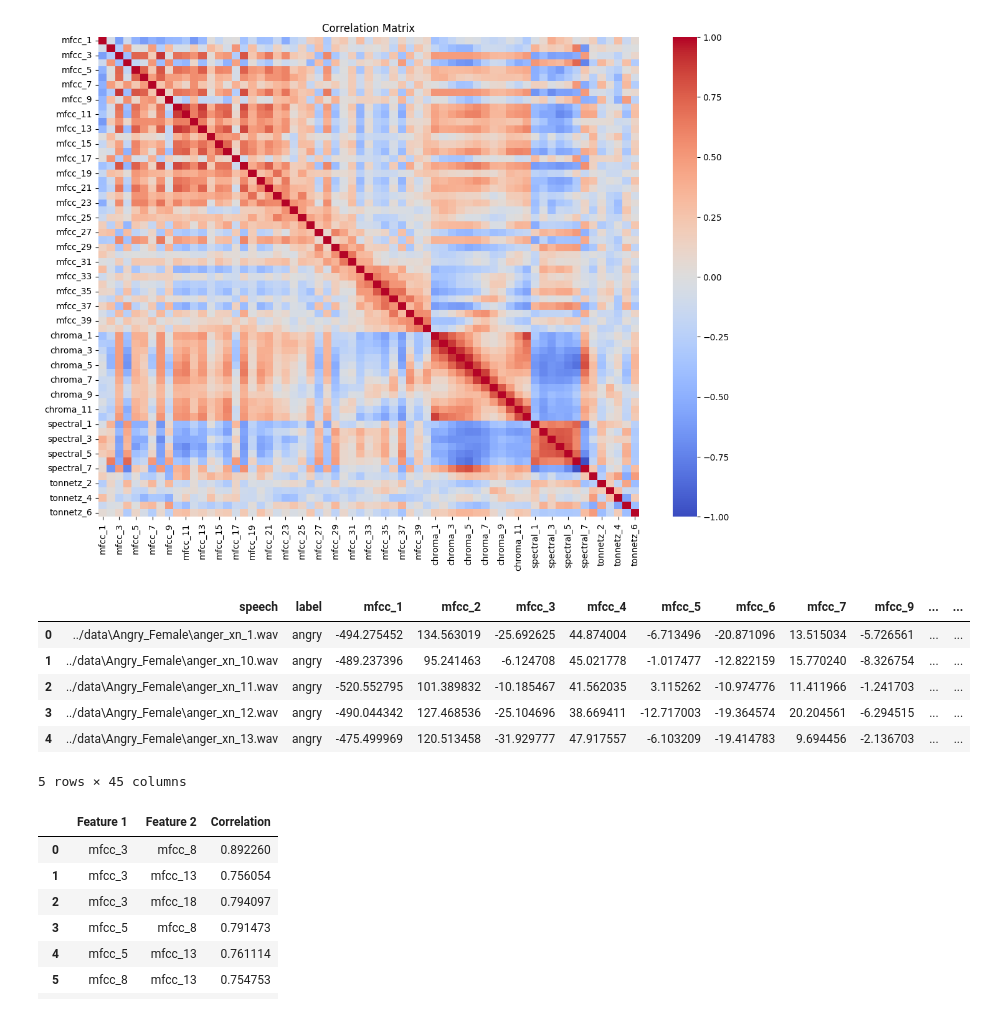
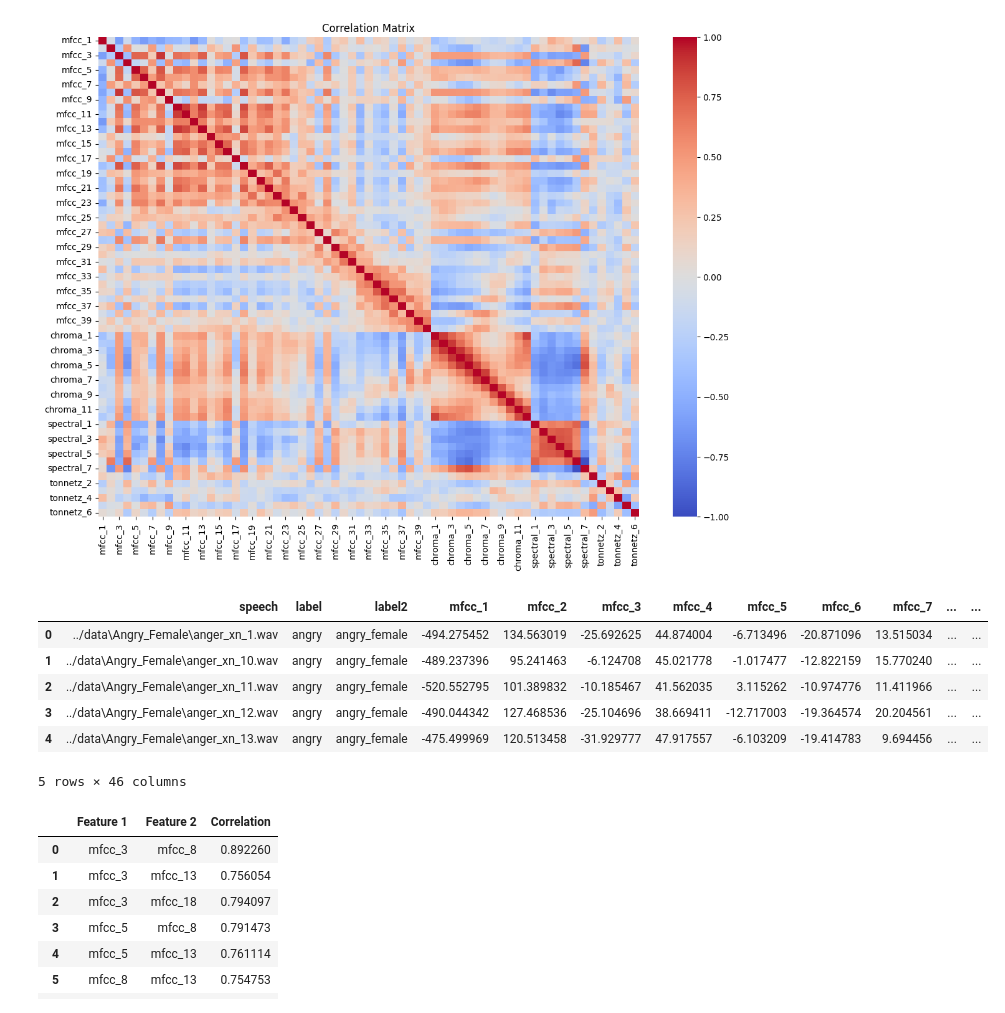
Before and after one commit to marcuslim835/IS4242-Group-3, a Jupyter notebook: Notebooks/Feature_selection.ipynb, the cells around one changed output. Cells and saved outputs as stored; diff of their text form; code cells hidden in the pictures.

Commit message:
included ylabel with gender

```diff
--- a/Notebooks/Feature_selection.ipynb
+++ b/Notebooks/Feature_selection.ipynb
@@ -12,7 +12,7 @@ warnings.filterwarnings('ignore')
 # %%
 paths = []
 labels = []
-
+genders = []
 # Use os.walk to walk through the directory structure
 for dirname, _, filenames in os.walk(r'../data'):
     for filename in filenames:
@@ -24,15 +24,20 @@ for dirname, _, filenames in os.walk(r'../data'):
 
         # Extract label and gender from the directory name
         # Assumes the structure is data/label_gender/filename
+
         folder_name = os.path.basename(dirname)
         label = folder_name
+        # print(folder_name)
         emotion = label.split('_')[0]
         labels.append(emotion.lower())
+        genders.append(str(folder_name).lower())
+
 
 # Create a DataFrame with the collected data
 df = pd.DataFrame({
     'speech': paths,
     'label': labels,
+    'label2': genders
 })
 
 # Display the first few rows of the DataFrame to verify
@@ -147,26 +136,26 @@ plt.show()
 # %% [output]
 [figure]
 # %%
-correlation_matrix = data[data.columns[2:]].corr()
+correlation_matrix = data[data.drop(['speech', 'label', 'label2'], axis=1).columns].corr()
 pairs = []
 for i in range(correlation_matrix.shape[0]):
     for j in range(i+1, correlation_matrix.shape[1]):
         if correlation_matrix.iloc[i, j] > 0.75 or correlation_matrix.iloc[i, j] < -0.75:
             pairs.append((correlation_matrix.columns[i], correlation_matrix.columns[j], correlation_matrix.iloc[i, j]))
 
 high_corr_df = pd.DataFrame(pairs, columns=['Feature 1', 'Feature 2', 'Correlation'])
 high_corr_set = set(high_corr_df['Feature 2'])
 
 dropped_data = data.drop(columns=[col for col in data.columns if col in high_corr_set])
 dropped_data.head()
 # %% [output]
-|  | speech | label | mfcc_1 | mfcc_2 | mfcc_3 | mfcc_4 | mfcc_5 | mfcc_6 | mfcc_7 | mfcc_9 | ... | ... |
-| 0 | ../data\Angry_Female\anger_xn_1.wav | angry | -494.275452 | 134.563019 | -25.692625 | 44.874004 | -6.713496 | -20.871096 | 13.515034 | -5.726561 | ... | ... |
-| 1 | ../data\Angry_Female\anger_xn_10.wav | angry | -489.237396 | 95.241463 | -6.124708 | 45.021778 | -1.017477 | -12.822159 | 15.770240 | -8.326754 | ... | ... |
-| 2 | ../data\Angry_Female\anger_xn_11.wav | angry | -520.552795 | 101.389832 | -10.185467 | 41.562035 | 3.115262 | -10.974776 | 11.411966 | -1.241703 | ... | ... |
-| 3 | ../data\Angry_Female\anger_xn_12.wav | angry | -490.044342 | 127.468536 | -25.104696 | 38.669411 | -12.717003 | -19.364574 | 20.204561 | -6.294515 | ... | ... |
-| 4 | ../data\Angry_Female\anger_xn_13.wav | angry | -475.499969 | 120.513458 | -31.929777 | 47.917557 | -6.103209 | -19.414783 | 9.694456 | -2.136703 | ... | ... |
+|  | speech | label | label2 | mfcc_1 | mfcc_2 | mfcc_3 | mfcc_4 | mfcc_5 | mfcc_6 | mfcc_7 | ... | ... |
+| 0 | ../data\Angry_Female\anger_xn_1.wav | angry | angry_female | -494.275452 | 134.563019 | -25.692625 | 44.874004 | -6.713496 | -20.871096 | 13.515034 | ... | ... |
+| 1 | ../data\Angry_Female\anger_xn_10.wav | angry | angry_female | -489.237396 | 95.241463 | -6.124708 | 45.021778 | -1.017477 | -12.822159 | 15.770240 | ... | ... |
+| 2 | ../data\Angry_Female\anger_xn_11.wav | angry | angry_female | -520.552795 | 101.389832 | -10.185467 | 41.562035 | 3.115262 | -10.974776 | 11.411966 | ... | ... |
+| 3 | ../data\Angry_Female\anger_xn_12.wav | angry | angry_female | -490.044342 | 127.468536 | -25.104696 | 38.669411 | -12.717003 | -19.364574 | 20.204561 | ... | ... |
+| 4 | ../data\Angry_Female\anger_xn_13.wav | angry | angry_female | -475.499969 | 120.513458 | -31.929777 | 47.917557 | -6.103209 | -19.414783 | 9.694456 | ... | ... |
-5 rows × 45 columns
+5 rows × 46 columns
 # %%
 high_corr_df
 # %% [output]
```
Also changed, not shown: parts of 5 cells of this notebook.
